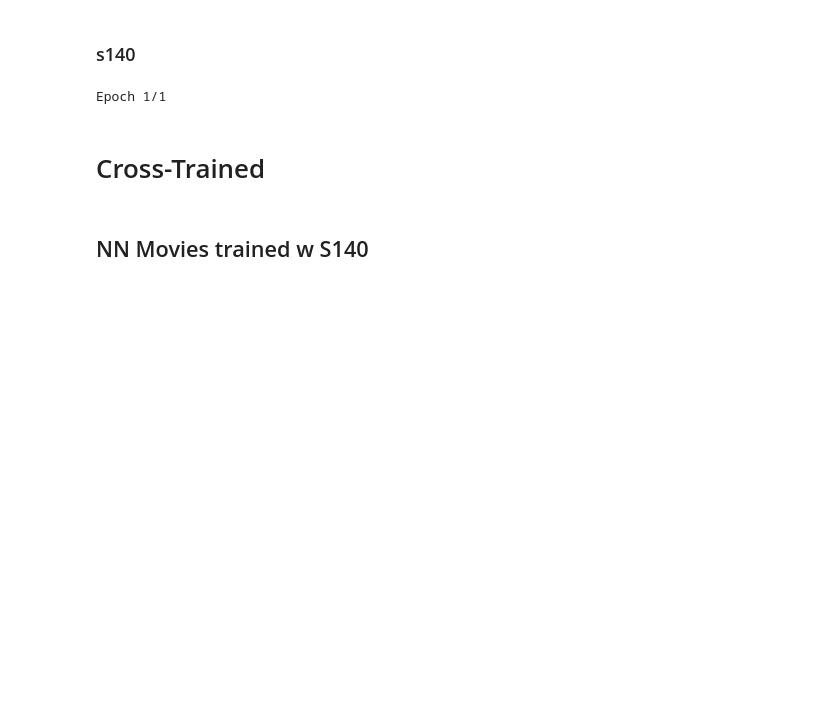
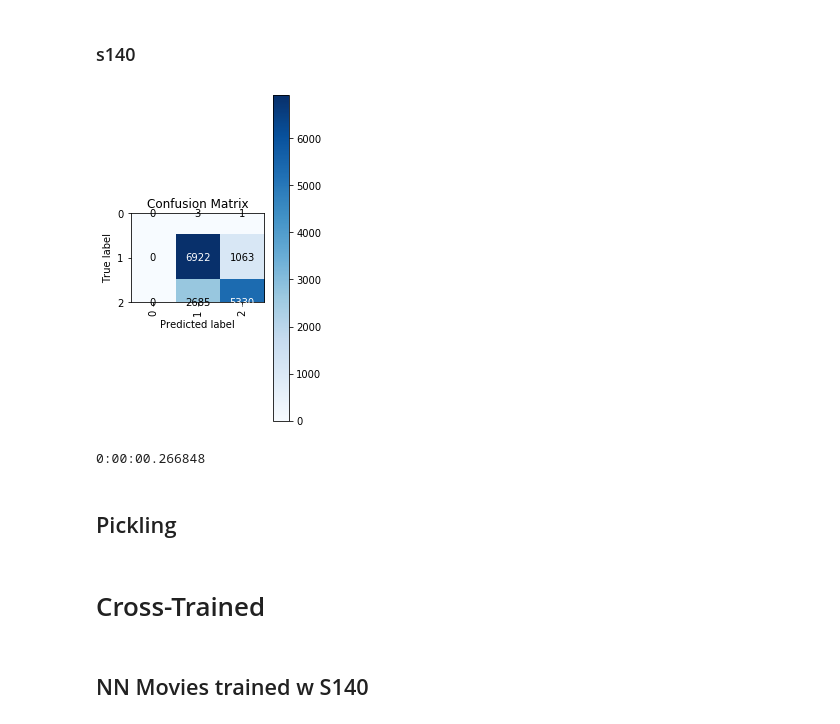
Before and after one commit to gbaril/project_ift6390, a Jupyter notebook: 4_NN.ipynb, the cells around one changed output. Saved outputs shown, nothing was run; the diff lists cells and outputs as text; code cells hidden in the pictures; blank space fills up the shorter version.

```diff
--- a/4_NN.ipynb
+++ b/4_NN.ipynb
@@ -283,15 +323,33 @@ Epoch 5/5
 # %%
 a=datetime.datetime.now()
 
 x,y = s140_tf_idf, s140['target']
+
+
+k=int(0.01*y.shape[0])
+np.random.seed(99)
+sample=np.random.randint(0,y.shape[0],k)
+
+x_test=x[sample]
+y_test=y[sample]
+
+np.random.seed(199)
+sample=np.random.randint(0,y.shape[0],k)
+
+x=x[sample]
+y=y[sample]
+
 #x,y = mr_tf_idf, mr['target']
 #x,y = cc_tf_idf, cc['target']
 
-s140NN=nn
+s140NN=nn()
 s140NN.train(x, y)
-s140_y,s140_pred=s140NN.predict(x)
+s140_y,s140_pred=s140NN.predict(x_test,y_test)
 confusion(s140_y,s140_pred)
 
 print(datetime.datetime.now()-a)
 # %% [output]
+[figure, added]
-Epoch 1/1
+0:00:00.266848
+# %% [markdown]
+## Pickling
```
Also changed, not shown: parts of 15 cells of this notebook, 2 other files.
